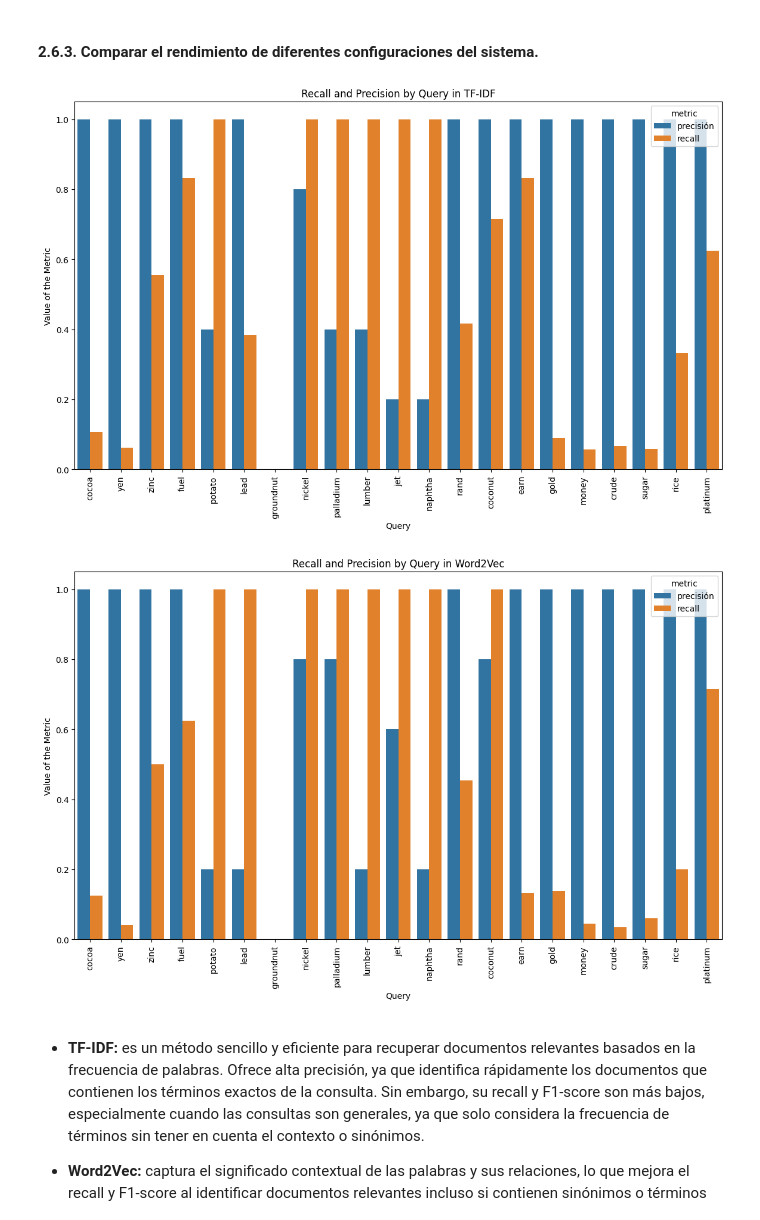
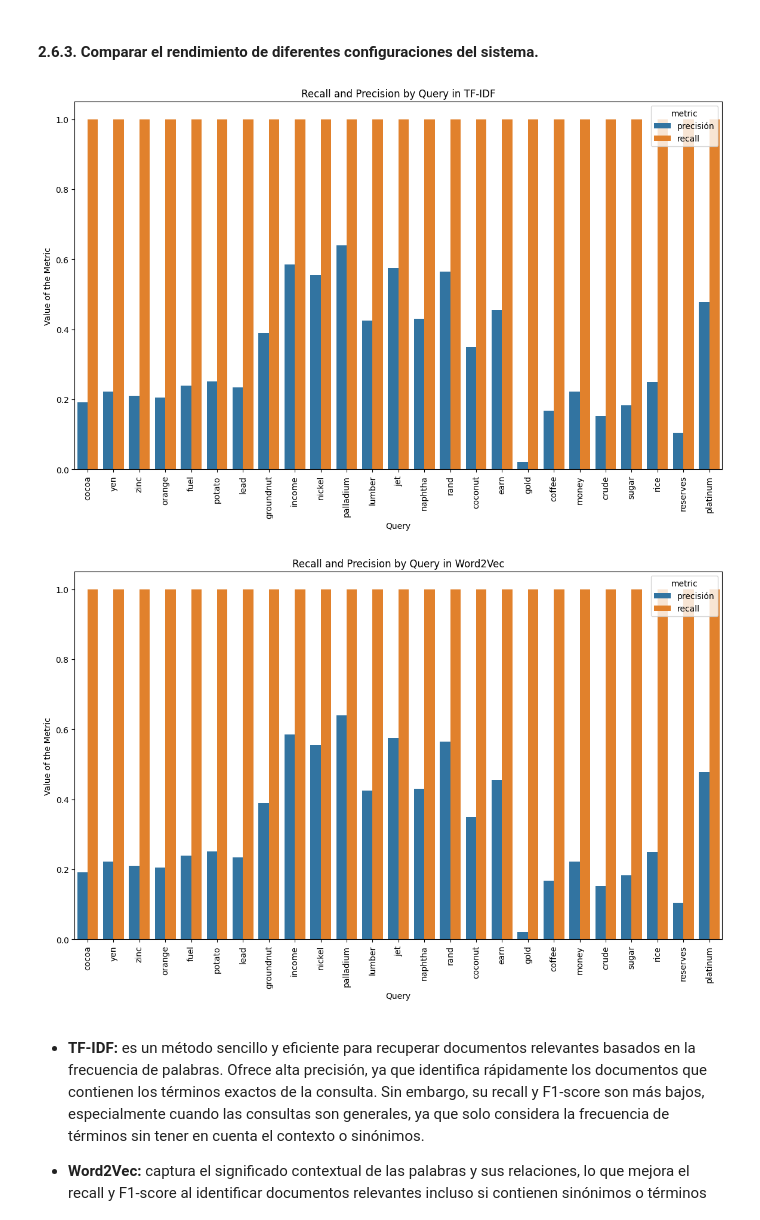
Before and after one commit to Diegow7/Retrieval_System_Reuters, a Jupyter notebook: IRS_Preprocessing.ipynb, the cells around one changed output. Cells and saved outputs as stored; diff of their text form; code cells hidden in the pictures.

```diff
--- a/IRS_Preprocessing.ipynb
+++ b/IRS_Preprocessing.ipynb
@@ -840,12 +838,11 @@ F1-score: 0.3528
 #### 2.6.2.  Realizar pruebas utilizando el conjunto de prueba del corpus.
 # %%
 conjunto_consultas = [
-    "cocoa", "lei", "yen", "zinc", "orange", "pet-chem", "fuel", "wpi",
-    "potato", "lead", "groundnut", "income", "nickel", "palladium",
-    "lumber", "jet", "instal-debt", "dfl", "dmk", "coconut-oil", "cpu",
-    "cotton-oil", "naphtha", "nzdlr", "rand", "coconut", "castor-oil",
-    "nkr", "earn", "gold", "acq", "coffee", "money", "crude", "sugar",
-    "rice", "reserves", "veg-oil", "platinum"
+    "cocoa", "yen", "zinc", "orange", "fuel", "potato",
+    "lead", "groundnut", "income", "nickel", "palladium",
+    "lumber", "jet", "naphtha", "rand", "coconut", "earn",
+    "gold", "coffee", "money", "crude", "sugar", "rice",
+    "reserves", "platinum"
 ]
 # %%
 # Umbral de similitud
@@ -926,8 +926,8 @@ for consulta_usuario in conjunto_consultas:
 # %%
 # Crear un DataFrame con las métricas para el vector TF-IDF
-df_metricas = pd.DataFrame(metricas_por_consulta)
+df_metricas_tfidf = pd.DataFrame(metricas_por_consulta_w2v)
 
 # Mostrar el DataFrame
-print("BUSQUEDA (TF-IDF)")
-print(df_metricas)
+print("Métricas de búsqueda (Word2Vec)")
+print(df_metricas_tfidf)
 # %% [output]
@@ -977,33 +952,33 @@ BUSQUEDA (W2V)
 #### 2.6.3.   Comparar el rendimiento de diferentes configuraciones del sistema.
 # %%
 # DataFrame para tener las métricas
-df_melted_tfidf = df_metricas.melt(id_vars='query', value_vars=['precisión', 'recall'], var_name='metric', value_name='value')
+df_melted_tfidf = df_metricas_tfidf.melt(id_vars='consulta', value_vars=['precisión', 'recall'], var_name='metric', value_name='value')
 
 # Crear la figura
 plt.figure(figsize=(14, 8))
 
 # Crear el gráfico de barras
-sns.barplot(x='query', y='value', hue='metric', data=df_melted_tfidf)
+sns.barplot(x='consulta', y='value', hue='metric', data=df_melted_tfidf)
 
 # Configurar el gráfico
 plt.xticks(rotation=90)  # Rotar las etiquetas del eje x para que se vean mejor
 plt.title('Recall and Precision by Query in TF-IDF')  # Título del gráfico
 plt.xlabel('Query')  # Etiqueta del eje X
 plt.ylabel('Value of the Metric')  # Etiqueta del eje Y
 
 # Mostrar el gráfico
 plt.show()
 # %% [output]
-[figure, old version]
+[figure, new version]
 # %%
 # DataFrame para tener las métricas
-df_melted_w2v = df_metricas_w2v.melt(id_vars='query', value_vars=['precisión', 'recall'], var_name='metric', value_name='value')
+df_melted_w2v = df_metricas_tfidf.melt(id_vars='consulta', value_vars=['precisión', 'recall'], var_name='metric', value_name='value')
 
 # Crear la figura
 plt.figure(figsize=(14, 8))
 
 # Crear el gráfico de barras
-sns.barplot(x='query', y='value', hue='metric', data=df_melted_w2v)
+sns.barplot(x='consulta', y='value', hue='metric', data=df_melted_w2v)
 
 # Configurar el gráfico
 plt.xticks(rotation=90)  # Rotar las etiquetas del eje x para que se vean mejor
@@ -1014,7 +989,7 @@ plt.ylabel('Value of the Metric')  # Etiqueta del eje Y
 # Mostrar el gráfico
 plt.show()
 # %% [output]
-[figure, old version]
+[figure, new version]
 # %% [markdown]
 - **TF-IDF:**  es un método sencillo y eficiente para recuperar documentos relevantes basados en la frecuencia de palabras. Ofrece alta precisión, ya que identifica rápidamente los documentos que contienen los términos exactos de la consulta. Sin embargo, su recall y F1-score son más bajos, especialmente cuando las consultas son generales, ya que solo considera la frecuencia de términos sin tener en cuenta el contexto o sinónimos.
 
```
Also changed, not shown: parts of 12 cells of this notebook.
